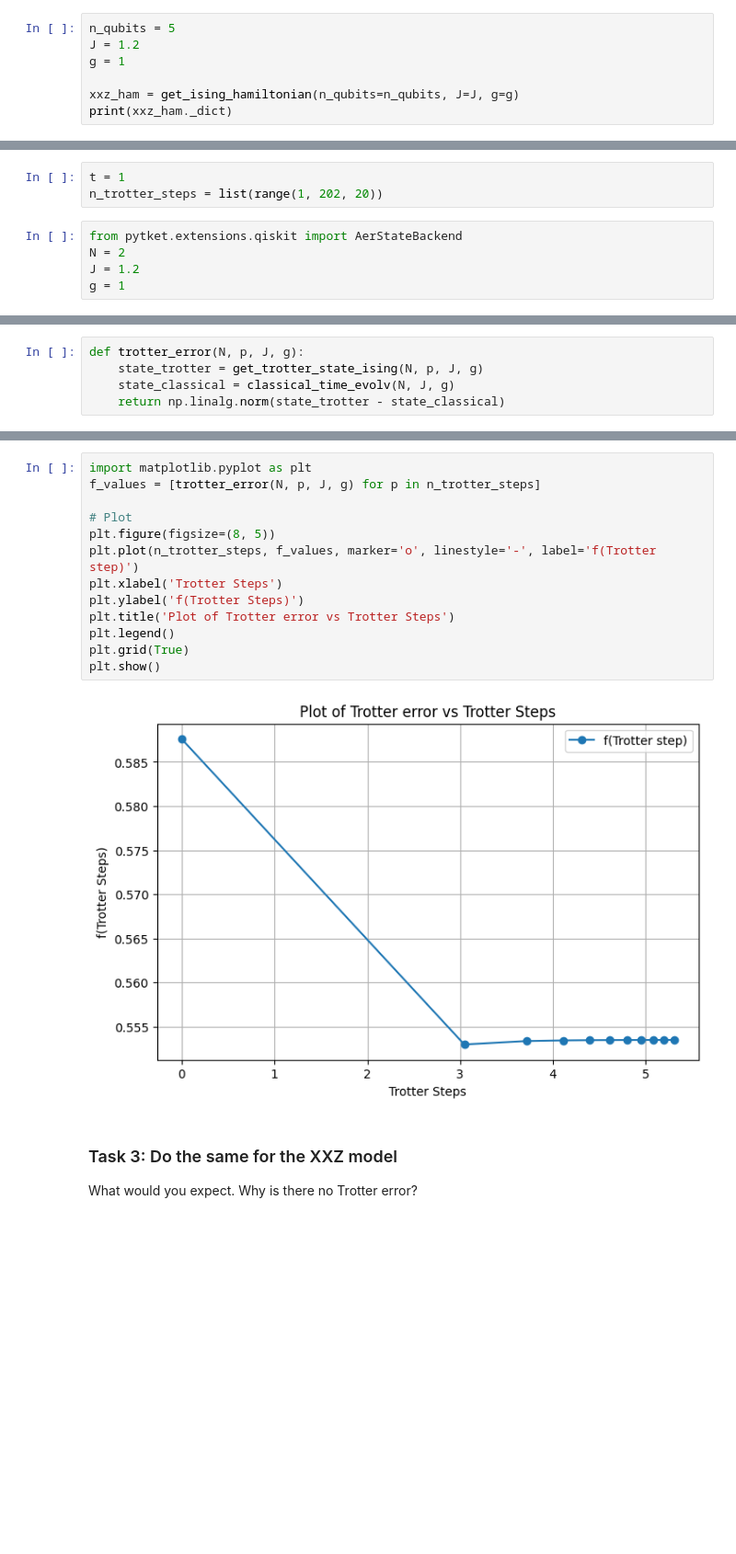
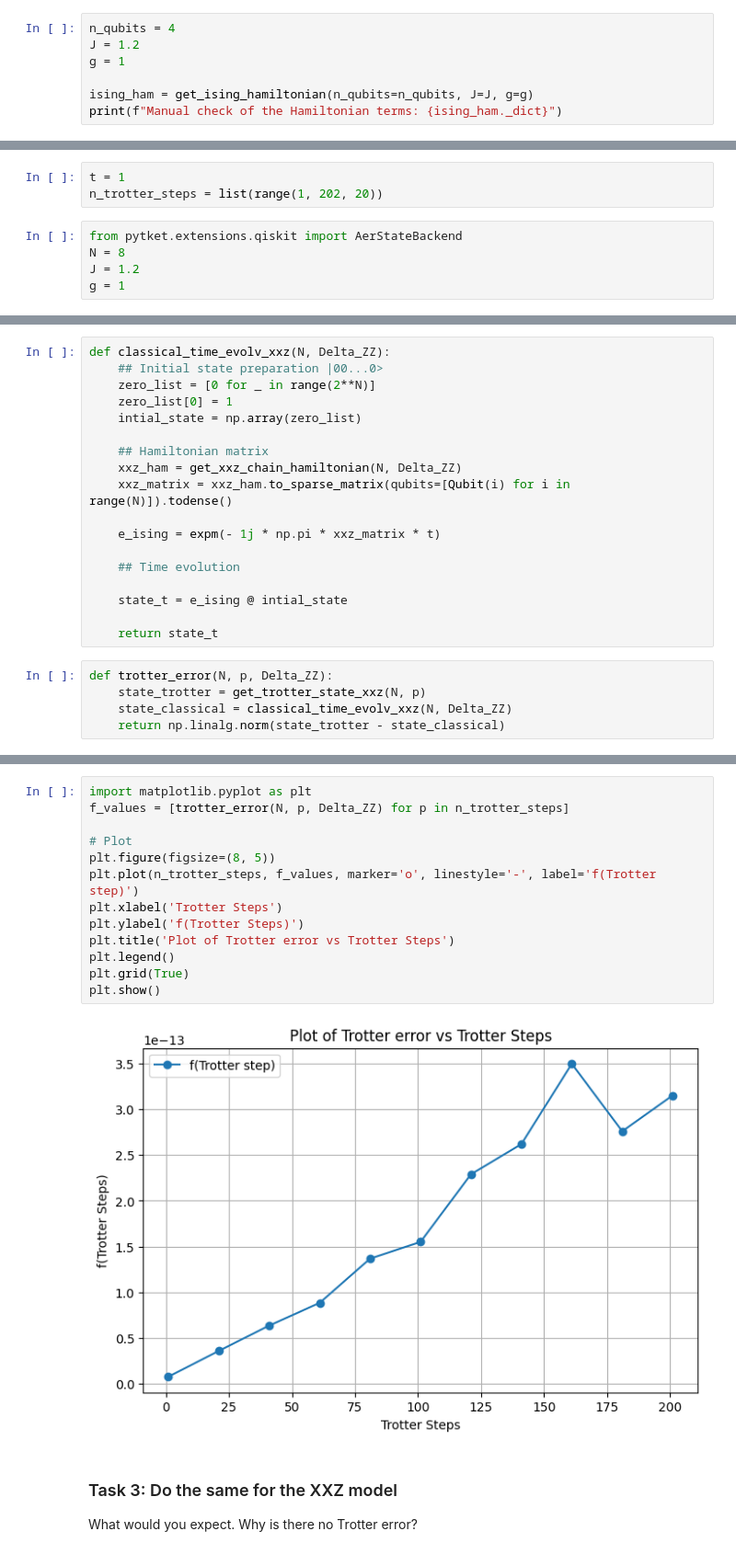
Before and after one commit to SiruLee/2025-Quantinuum, a Jupyter notebook: notebooks/hamiltonian_simulation.ipynb, the cells around one changed output, grey strips where cells are left out. Shown: that part at 92% size. Saved outputs shown, nothing was run; the diff lists cells and outputs as text; blank space fills up the shorter version.

```diff
--- a/notebooks/hamiltonian_simulation.ipynb
+++ b/notebooks/hamiltonian_simulation.ipynb
@@ -327,10 +478,10 @@ def get_ising_hamiltonian(n_qubits: int, J: float, g: float) -> QubitPauliOperat
 
     return QubitPauliOperator(qpo_dict)
 # %%
-n_qubits = 5
+n_qubits = 4
 J = 1.2
 g = 1
 
-xxz_ham = get_ising_hamiltonian(n_qubits=n_qubits, J=J, g=g)
-print(xxz_ham._dict)
+ising_ham = get_ising_hamiltonian(n_qubits=n_qubits, J=J, g=g)
+print(f"Manual check of the Hamiltonian terms: {ising_ham._dict}")
 # %% [output]
@@ -361,7 +512,7 @@ t = 1
 n_trotter_steps = list(range(1, 202, 20))
 # %%
 from pytket.extensions.qiskit import AerStateBackend
-N = 2
+N = 8
 J = 1.2
 g = 1
 # %%
@@ -425,8 +590,26 @@ def classical_time_evolv(N, J, g):
     state_t = e_ising @ intial_state
 
     return state_t
+# %%
+def classical_time_evolv_xxz(N, Delta_ZZ):
+    ## Initial state preparation |00...0>
+    zero_list = [0 for _ in range(2**N)]
+    zero_list[0] = 1
+    intial_state = np.array(zero_list)
+
+    ## Hamiltonian matrix
+    xxz_ham = get_xxz_chain_hamiltonian(N, Delta_ZZ)
+    xxz_matrix = xxz_ham.to_sparse_matrix(qubits=[Qubit(i) for i in range(N)]).todense()
+
+    e_ising = expm(- 1j * np.pi * xxz_matrix * t)
+
+    ## Time evolution
+
+    state_t = e_ising @ intial_state
+
+    return state_t
 # %%
-def trotter_error(N, p, J, g):
-    state_trotter = get_trotter_state_ising(N, p, J, g)
-    state_classical = classical_time_evolv(N, J, g)
+def trotter_error(N, p, Delta_ZZ):
+    state_trotter = get_trotter_state_xxz(N, p)
+    state_classical = classical_time_evolv_xxz(N, Delta_ZZ)
     return np.linalg.norm(state_trotter - state_classical)
@@ -465,18 +616,18 @@ print(norm_diff)
 # %%
 import matplotlib.pyplot as plt
-f_values = [trotter_error(N, p, J, g) for p in n_trotter_steps]
+f_values = [trotter_error(N, p, Delta_ZZ) for p in n_trotter_steps]
 
 # Plot
 plt.figure(figsize=(8, 5))
 plt.plot(n_trotter_steps, f_values, marker='o', linestyle='-', label='f(Trotter step)')
 plt.xlabel('Trotter Steps')
 plt.ylabel('f(Trotter Steps)')
 plt.title('Plot of Trotter error vs Trotter Steps')
 plt.legend()
 plt.grid(True)
 plt.show()
 # %% [output]
-[figure, old version]
+[figure, new version]
 # %% [markdown]
 ### Task 3: Do the same for the XXZ model
 
```
Also changed, not shown: parts of 41 cells of this notebook.
